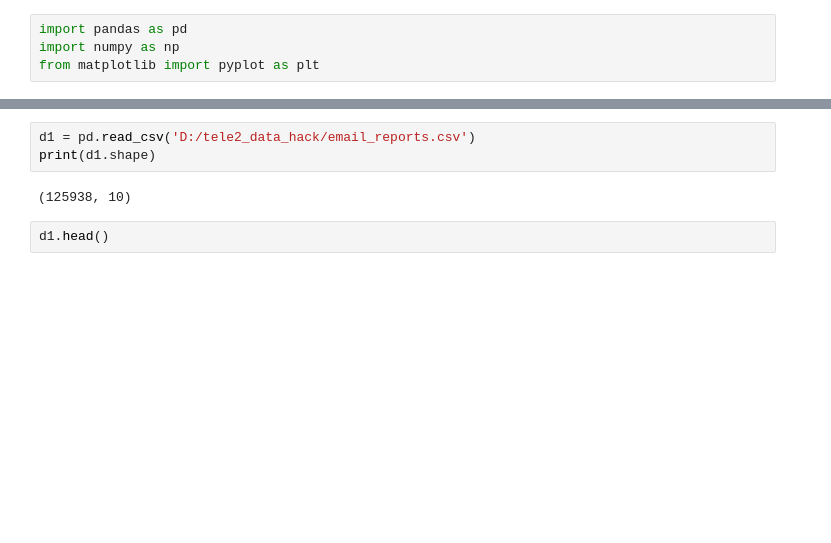
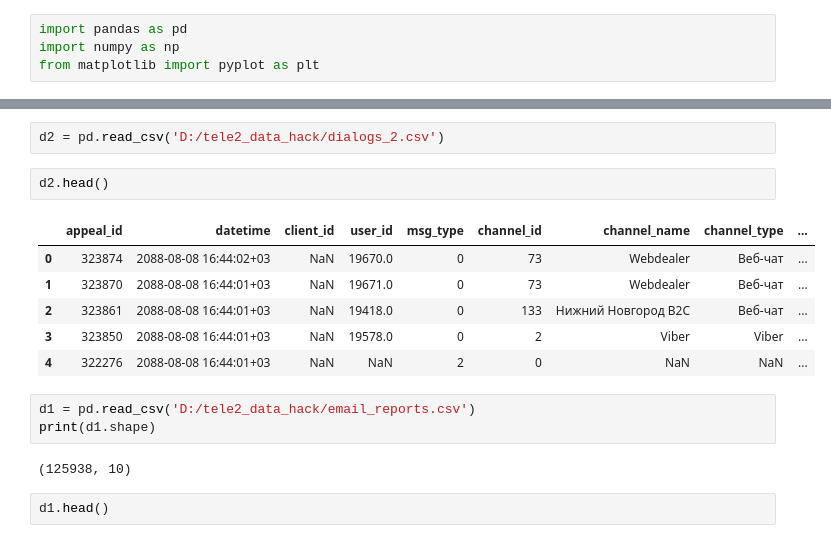
Before and after one commit to HackFactory/TELE2Hack, a Jupyter notebook: eda_new.ipynb, the cells around one changed output, grey strips where cells are left out. Cells and saved outputs as stored; diff of their text form; blank space fills up the shorter version.

```diff
--- a/eda_new.ipynb
+++ b/eda_new.ipynb
@@ -5,3 +16,14 @@ from matplotlib import pyplot as plt
+# %%
+d2 = pd.read_csv('D:/tele2_data_hack/dialogs_2.csv')
+# %%
+d2.head()
+# %% [output]
+|  | appeal_id | datetime | client_id | user_id | msg_type | channel_id | channel_name | channel_type | ... |
+| 0 | 323874 | 2088-08-08 16:44:02+03 | NaN | 19670.0 | 0 | 73 | Webdealer | Веб-чат | ... |
+| 1 | 323870 | 2088-08-08 16:44:01+03 | NaN | 19671.0 | 0 | 73 | Webdealer | Веб-чат | ... |
+| 2 | 323861 | 2088-08-08 16:44:01+03 | NaN | 19418.0 | 0 | 133 | Нижний Новгород B2C | Веб-чат | ... |
+| 3 | 323850 | 2088-08-08 16:44:01+03 | NaN | 19578.0 | 0 | 2 | Viber | Viber | ... |
+| 4 | 322276 | 2088-08-08 16:44:01+03 | NaN | NaN | 2 | 0 | NaN | NaN | ... |
 # %%
 d1 = pd.read_csv('D:/tele2_data_hack/email_reports.csv')
 print(d1.shape)
```
Also changed, not shown: parts of 9 cells of this notebook, 3 other files.
